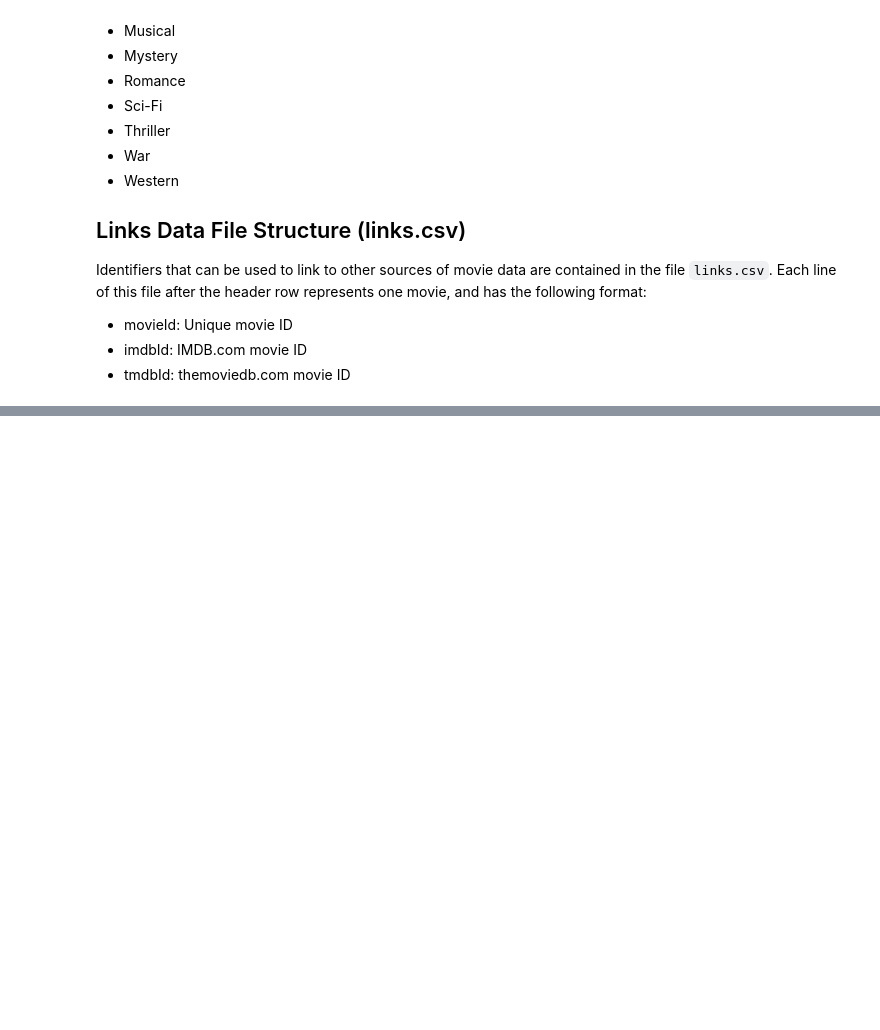
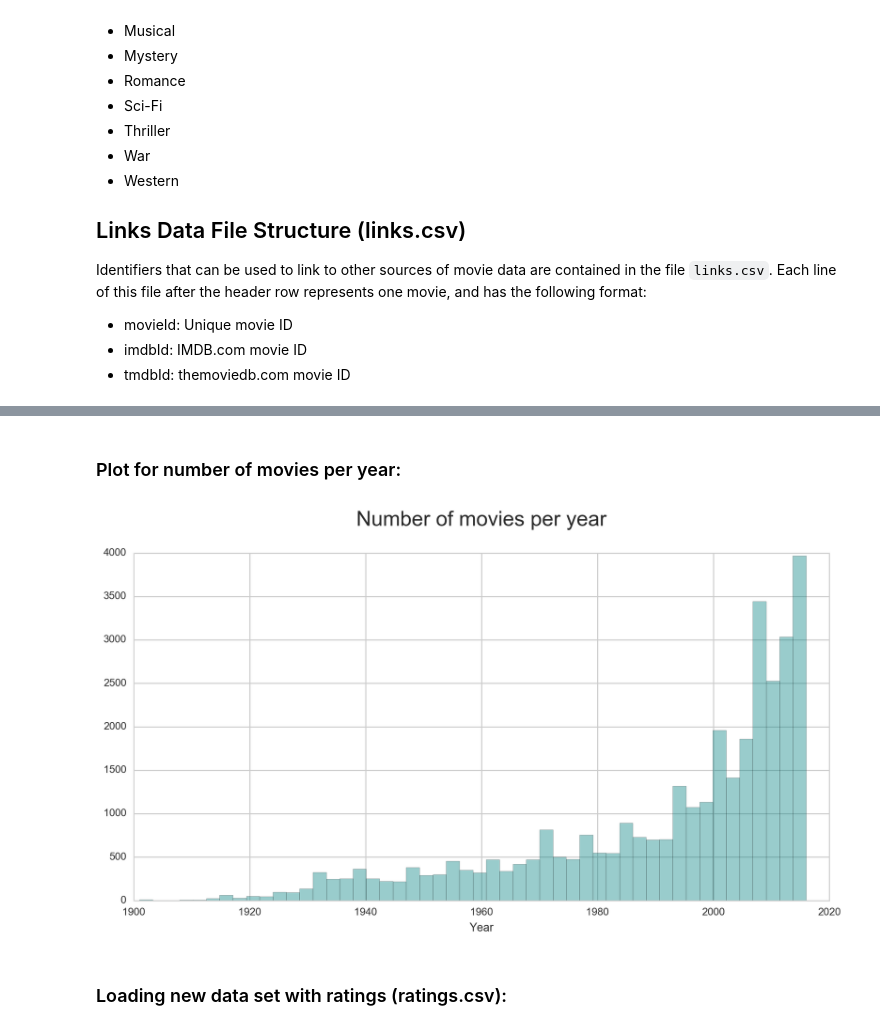
Before and after one commit to katerinaC/DSI-SF-4-katerinaC, a Jupyter notebook: Projects/Capstone/Movies/Technical_Report_Movies_Katerina.ipynb, the cells around one changed output, grey strips where cells are left out. Drawn from its saved outputs; the diff is of its cells as text; code cells hidden in the pictures; blank space fills up the shorter version.

```diff
--- a/Projects/Capstone/Movies/Technical_Report_Movies_Katerina.ipynb
+++ b/Projects/Capstone/Movies/Technical_Report_Movies_Katerina.ipynb
@@ -83,0 +162,10 @@ Identifiers that can be used to link to other sources of movie data are containe
+# %%
+def remove (m):
+    m = m.split()
+    name = []
+    for i in m:
+        if '(' not in i:
+            name.append(i)
+    return name
+
+genres['title_list'] = genres['title'].map(remove)
@@ -83,0 +266,3 @@ Identifiers that can be used to link to other sources of movie data are containe
+# %%
+year_df = genres
+year_df.dropna(inplace=True)
@@ -83,0 +271,17 @@ Identifiers that can be used to link to other sources of movie data are containe
+# %%
+year = year_df[year_df['Year'] > 1900]
+# %% [markdown]
+### Plot for number of movies per year:
+# %%
+fig = plt.figure(figsize=(12,6))
+ax = fig.gca()
+
+ax = sns.distplot(year.Year, kde=False, color = 'teal')
+
+ax.set_title('Number of movies per year\n', fontsize=20)
+
+plt.show()
+# %% [output]
+[figure, added]
+# %% [markdown]
+### Loading new data set with ratings (ratings.csv):
```
Also changed, not shown: parts of 102 cells of this notebook.
